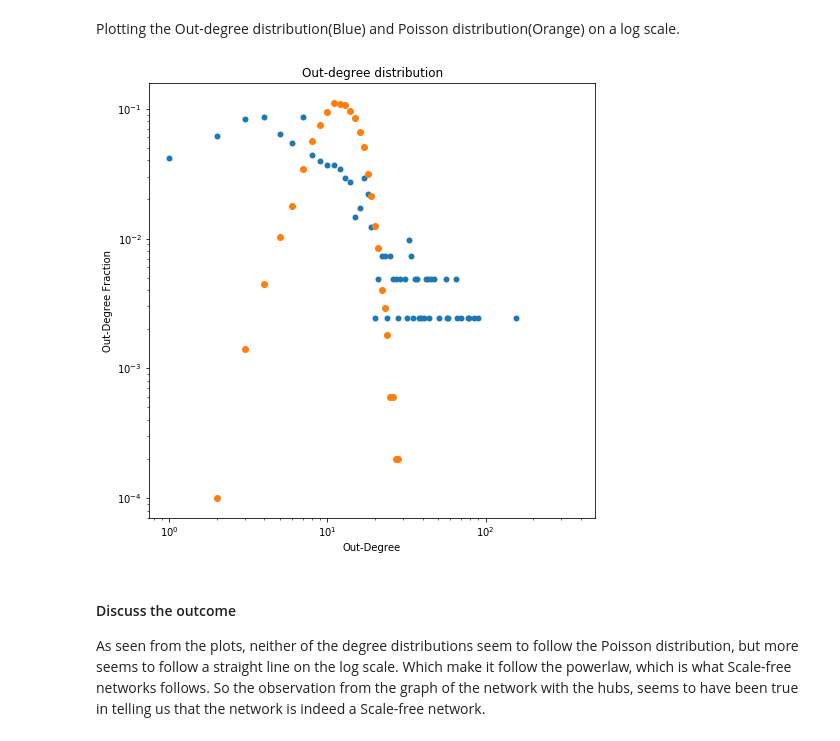
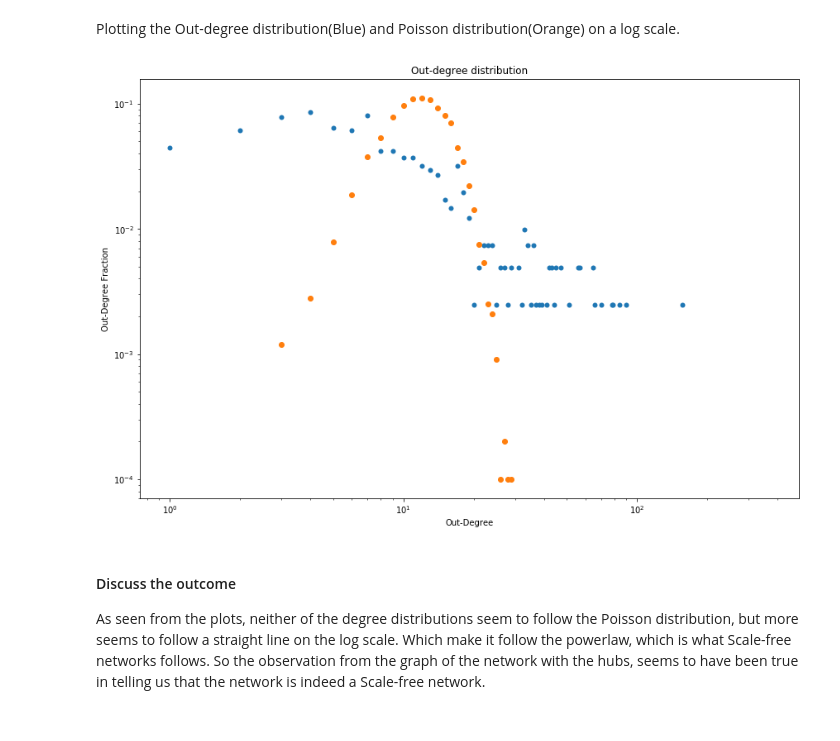
Before and after one commit to JacobPjetursson/Social_Graphs_Wookiepedia, a Jupyter notebook: ExplainersNoteBook.ipynb, the cells around one changed output. Drawn from its saved outputs; the diff is of its cells as text; code cells hidden in the pictures.

```diff
--- a/ExplainersNoteBook.ipynb
+++ b/ExplainersNoteBook.ipynb
@@ -313,11 +318,11 @@ for i in range(len(df)):
     fileName = name.replace(" ", "_") + ".txt"
     text = open("./Wookiepediafiles/" + fileName, "r").read()
 
-    # Finding the links in the Wookieepedia article and adding them as edges
+    # Finding the links in the Wookieepedia article and adding them as edges. Exclude self-loops
     links = re.findall('\[\[(.*?)\]\]', text)
     for link in links:
         for l in link.split("|"):
-            if l in list(df['name']):
+            if l in list(df['name']) and name != l:
                 if not G.has_edge(name, l):
                     G.add_edge(name, l)
                 break
@@ -466,21 +473,23 @@ Plotting the Out-degree distribution(Blue) and Poisson distribution(Orange) on a
 # %%
 pkplotouty = []
 pkplotoutx = []
 for i in range(157) :
     if not pkout[i] == 0.0 :
         pkplotouty.append(pkout[i])
         pkplotoutx.append(i)
-fig = plt.figure(figsize=(8,8))
+fig = plt.figure(figsize=(12,8))
 ax = plt.gca()
 plt.title("Out-degree distribution")
 plt.xlabel("Out-Degree")
 plt.ylabel("Out-Degree Fraction")
+plt.tight_layout()
 ax.plot(pkplotoutx ,pkplotouty, 'o', markeredgecolor='none')
 ax.plot(pkrandomx, pkrandomy, 'o')
 ax.set_yscale('log')
 ax.set_xscale('log')
+plt.savefig('docs/img/outdegree_dist.png', transparent=True)
 # %% [output]
-[figure, old version]
+[figure, new version]
 # %% [markdown]
 #### Discuss the outcome
 As seen from the plots, neither of the degree distributions seem to follow the Poisson distribution, but more seems to follow a straight line on the log scale. Which make it follow the powerlaw, which is what Scale-free networks follows. So the observation from the graph of the network with the hubs, seems to have been true in telling us that the network is indeed a Scale-free network.
```
Also changed, not shown: parts of 15 cells of this notebook, 22 other files.
